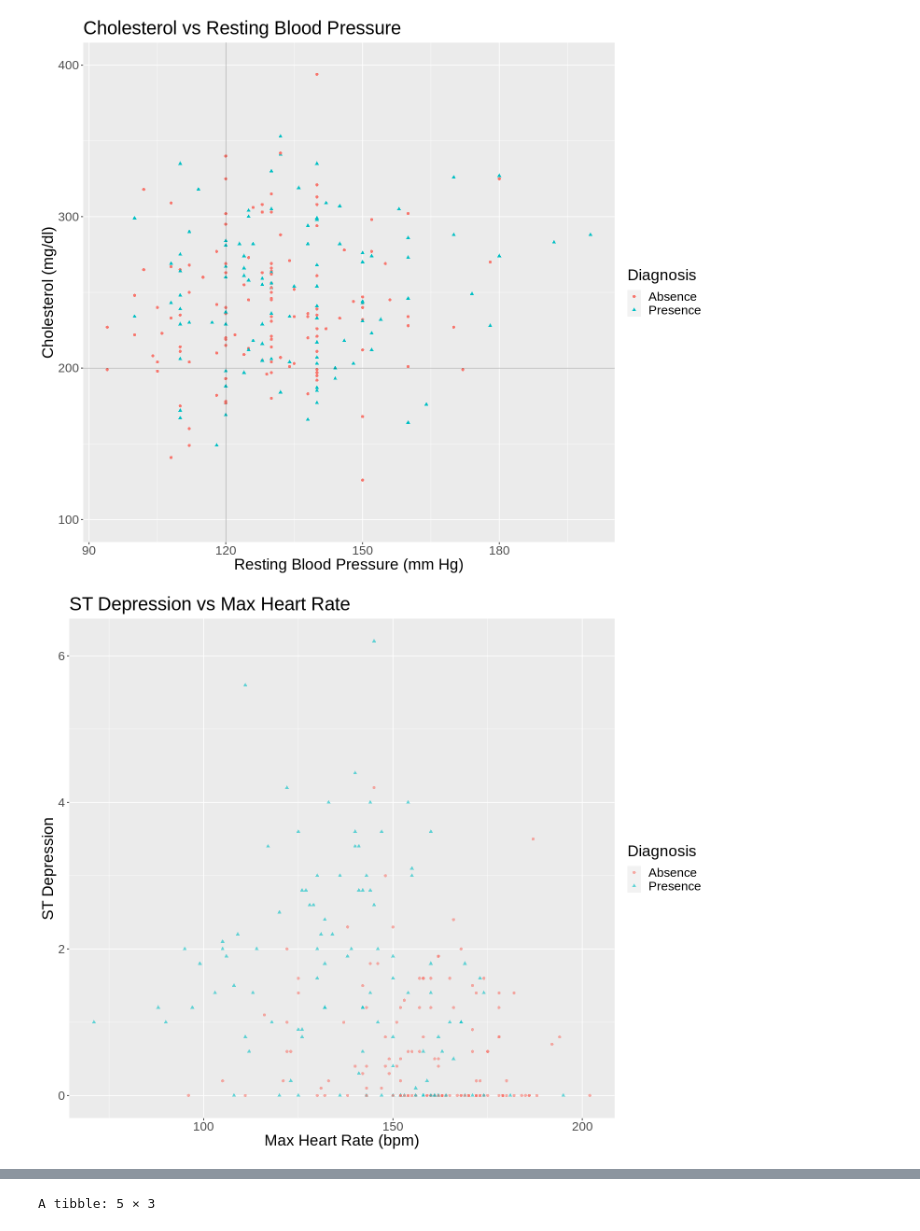
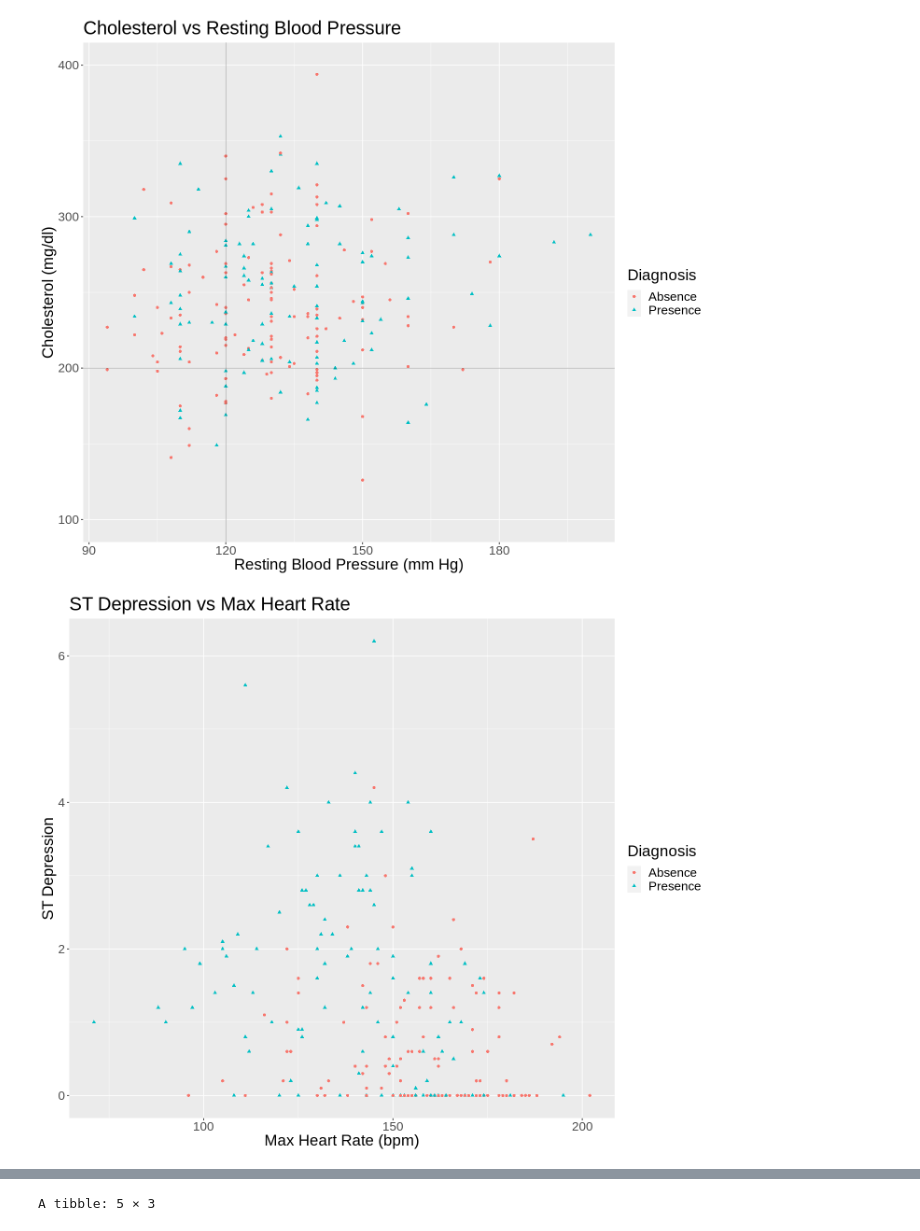
Before and after one commit to meleongg/dsci-100-project, a Jupyter notebook: proposal.ipynb, the cells around one changed output, grey strips where cells are left out. Drawn from its saved outputs; the diff is of its cells as text; code cells hidden in the pictures.

Commit message:
edited wording and grammar
also fixed one plot

```diff
--- a/proposal.ipynb
+++ b/proposal.ipynb
@@ -219,15 +219,15 @@ heart_disease_plot
 # %%
 options(repr.plot.width = 12, repr.plot.height = 10)
 ST_heart_rate_plot <- heart_disease_train %>%
     ggplot(aes(x = max_heart_rate, y = ST_depression, color = diagnosis, shape = diagnosis)) +
-        geom_point(alpha = 0.6) +
+        geom_point() +
         labs(x = "Max Heart Rate (bpm)", y = "ST Depression",  color = "Diagnosis", shape = "Diagnosis") +
         ggtitle("ST Depression vs Max Heart Rate") +
         theme(text = element_text(size = 20))
 
 ST_heart_rate_plot
 # %% [output]
-[figure, old version]
+[figure, new version]
 # %% [markdown]
 ## Methods
 
```
Also changed, not shown: parts of 2 cells of this notebook.
